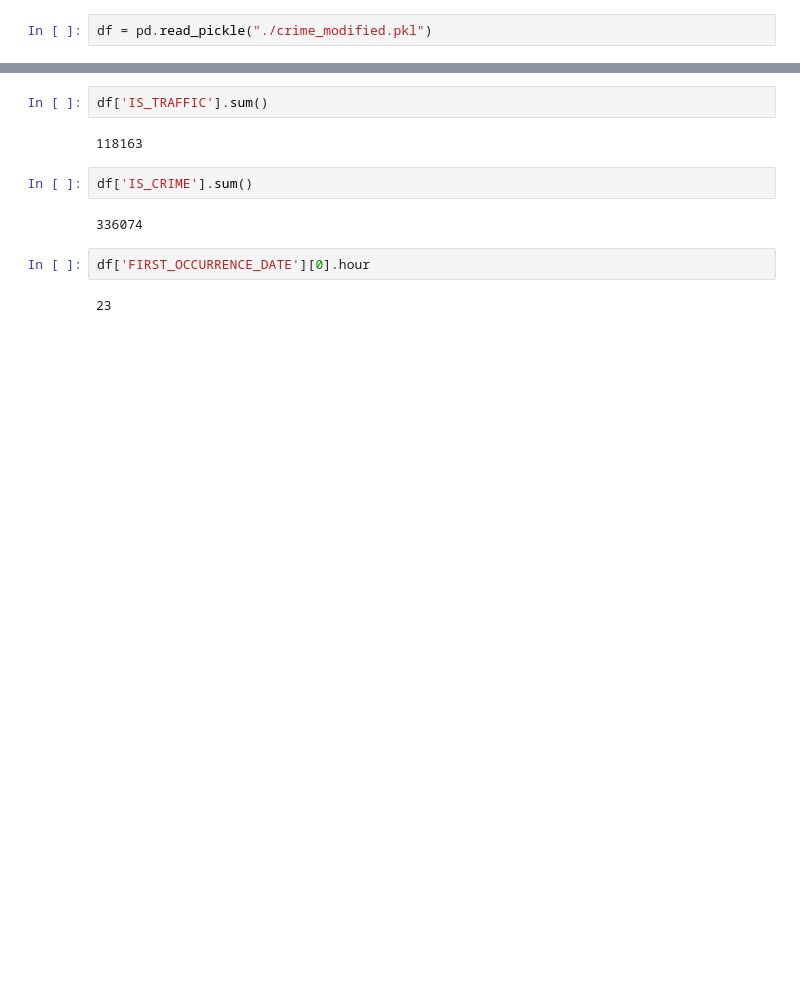
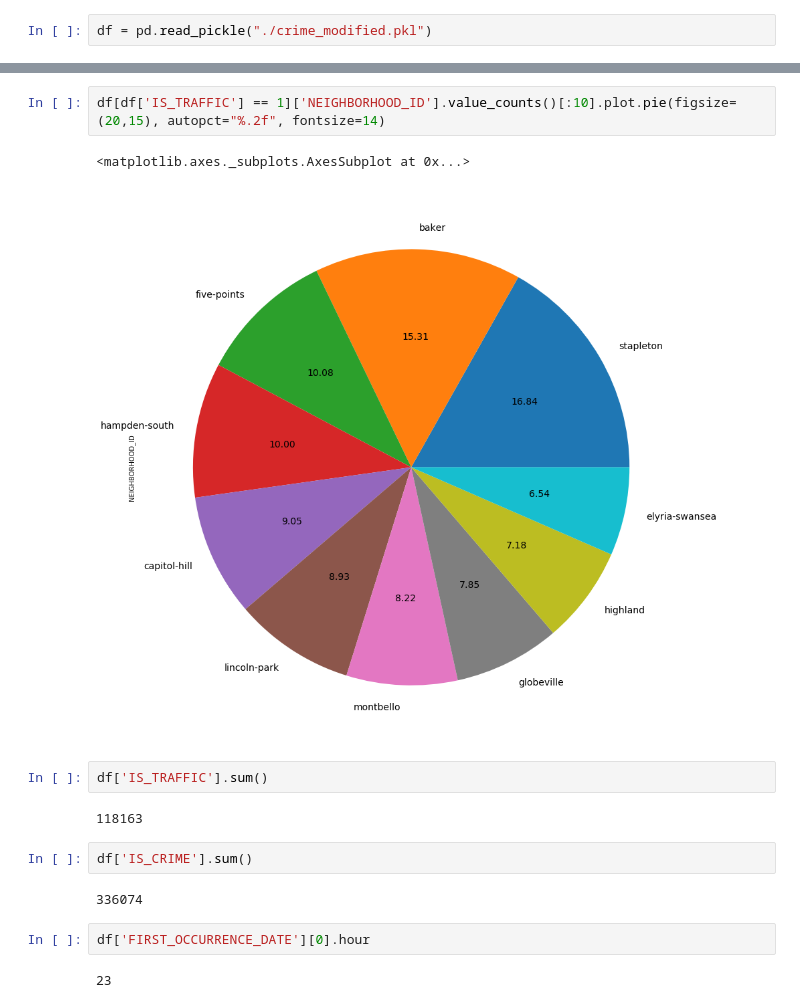
Before and after one commit to sobyl/Denver_crime_data, a Jupyter notebook: final.ipynb, the cells around one changed output, grey strips where cells are left out. Saved outputs shown, nothing was run; the diff lists cells and outputs as text; blank space fills up the shorter version.

```diff
--- a/final.ipynb
+++ b/final.ipynb
@@ -127,3 +144,8 @@ df = pd.read_pickle("./crime_modified.pkl")
+# %%
+df[df['IS_TRAFFIC'] == 1]['NEIGHBORHOOD_ID'].value_counts()[:10].plot.pie(figsize=(20,15), autopct="%.2f", fontsize=14)
+# %% [output]
+<matplotlib.axes._subplots.AxesSubplot at 0x...>
+[figure, added]
 # %%
 df['IS_TRAFFIC'].sum()
 # %% [output]
```
Also changed, not shown: parts of 4 cells of this notebook.
